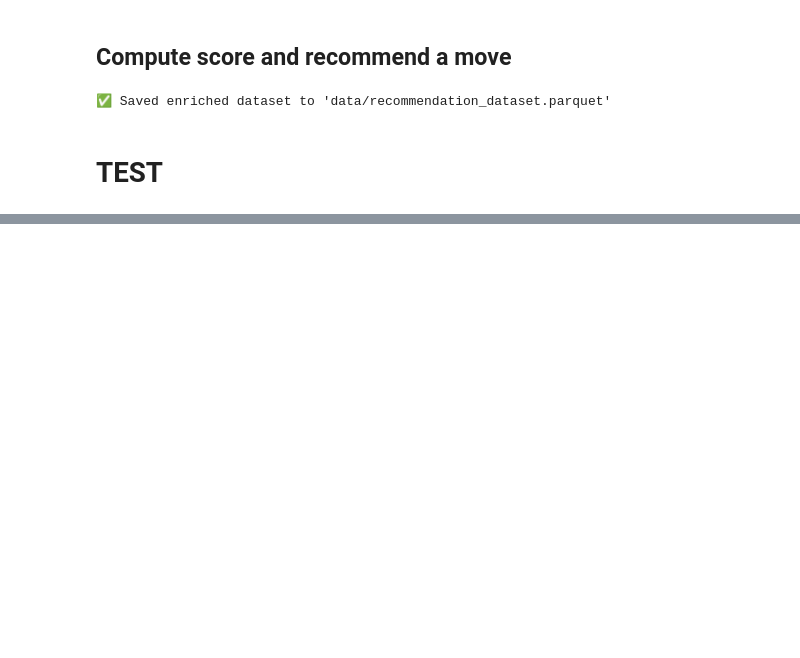
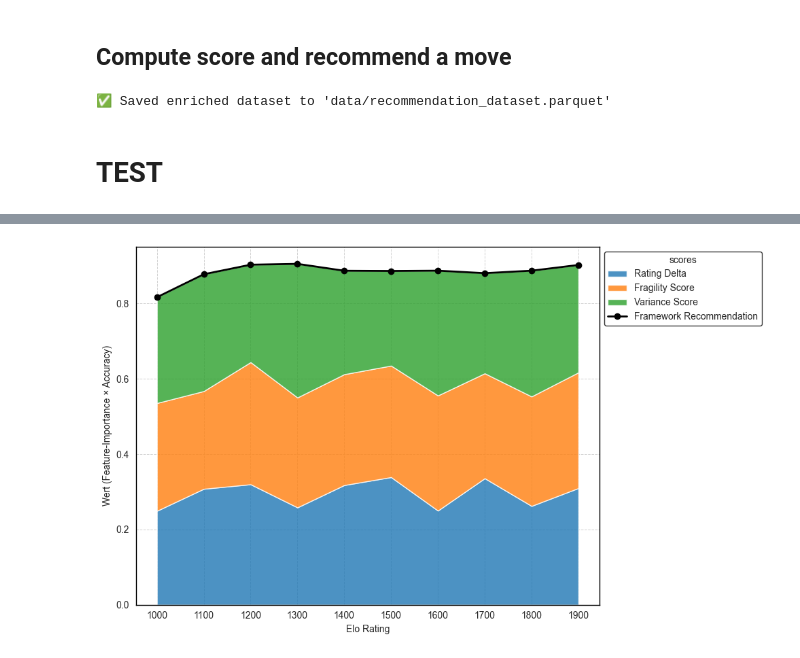
Before and after one commit to croco22/chess, a Jupyter notebook: pipeline/p5_feature_importance.ipynb, the cells around one changed output, grey strips where cells are left out. Cells and saved outputs as stored; diff of their text form; code cells hidden in the pictures; blank space fills up the shorter version.

Commit message:
Test stacked line chart

```diff
--- a/pipeline/p5_feature_importance.ipynb
+++ b/pipeline/p5_feature_importance.ipynb
@@ -230,0 +233,92 @@ plt.show()
+# %%
+import matplotlib.pyplot as plt
+import re
+
+# 1. Spaltennamen von 'importances' in Integer-Elo umwandeln,
+#    falls sie das Format "elo_1000", "elo_1100" o. Ä. haben.
+#    Beispiel: "elo_1000" → 1000
+if importances.columns.dtype == object:
+    importances.columns = (
+        importances.columns
+        .astype(str)
+        .str.extract(r"(\d+)", expand=False)
+        .astype(int)
+    )
+
+# 2. Index von 'results' ebenfalls in Integer-Elo umwandeln,
+#    falls er z. B. "elo_1000", "elo_1100" o. Ä. enthält.
+if results.index.dtype == object:
+    results.index = (
+        results.index
+        .astype(str)
+        .str.extract(r"(\d+)", expand=False)
+        .astype(int)
+    )
+
+# 3. Transponiere 'importances', sodass jede Zeile eine Elo-Stufe ist,
+#    und reindexiere auf dieselben Elo-Werte wie 'results'.
+fi_df = importances.T.reindex(results.index).fillna(0)
+
+# 4. Hole die Framework-Accuracy („avg_is_best“) als Array
+y_acc = results["avg_is_best"].reindex(fi_df.index).fillna(0).values
+
+# 5. Berechne für jedes Feature den Beitrag: feature_importance × accuracy
+feature_arrays = []
+feature_labels = {
+    "fragility_score": "Fragility Score",
+    "delta": "Rating Delta",
+    "variance": "Variance Score"
+}
+for feat in FEATURES:
+    arr = fi_df[feat].values * y_acc
+    feature_arrays.append(arr)
+
+# 6. Zeichne das gestapelte Flächen-Diagramm unterhalb der Accuracy-Linie
+fig, ax = plt.subplots(figsize=(10, 6), facecolor="white")
+ax.set_facecolor("white")
+
+# 6.1 Fläche für die Features (stacked)
+ax.stackplot(
+    fi_df.index,
+    *feature_arrays,
+    labels=[feature_labels[f] for f in FEATURES],
+    alpha=0.8
+)
+
+# 6.2 Accuracy-Linie oben drüber
+ax.plot(
+    fi_df.index,
+    y_acc,
+    color="black",
+    marker="o",
+    linewidth=2,
+    label="Framework Recommendation"
+)
+
+# 7. Grid und Rahmen anpassen
+ax.set_axisbelow(True)
+ax.xaxis.grid(True, color="lightgray", linestyle="--", linewidth=0.7)
+ax.yaxis.grid(True, color="lightgray", linestyle="--", linewidth=0.7)
+for spine in ax.spines.values():
+    spine.set_visible(True)
+    spine.set_color("black")
+    spine.set_linewidth(1)
+
+ax.set_xlabel("Elo Rating")
+ax.set_ylabel("Wert (Feature-Importance × Accuracy)")
+ax.set_xticks(fi_df.index)
+
+# 8. Legende rechts oben mit Titel
+ax.legend(
+    loc="upper left",
+    bbox_to_anchor=(1, 1),
+    title="scores",
+    facecolor="white",
+    edgecolor="black"
+)
+
+fig.tight_layout()
+fig.savefig("../images/feature_imp_plus_acc.pdf", bbox_inches="tight")
+plt.show()
+# %% [output]
+[figure, added]
```
Also changed, not shown: parts of 5 cells of this notebook, 2 other files.
